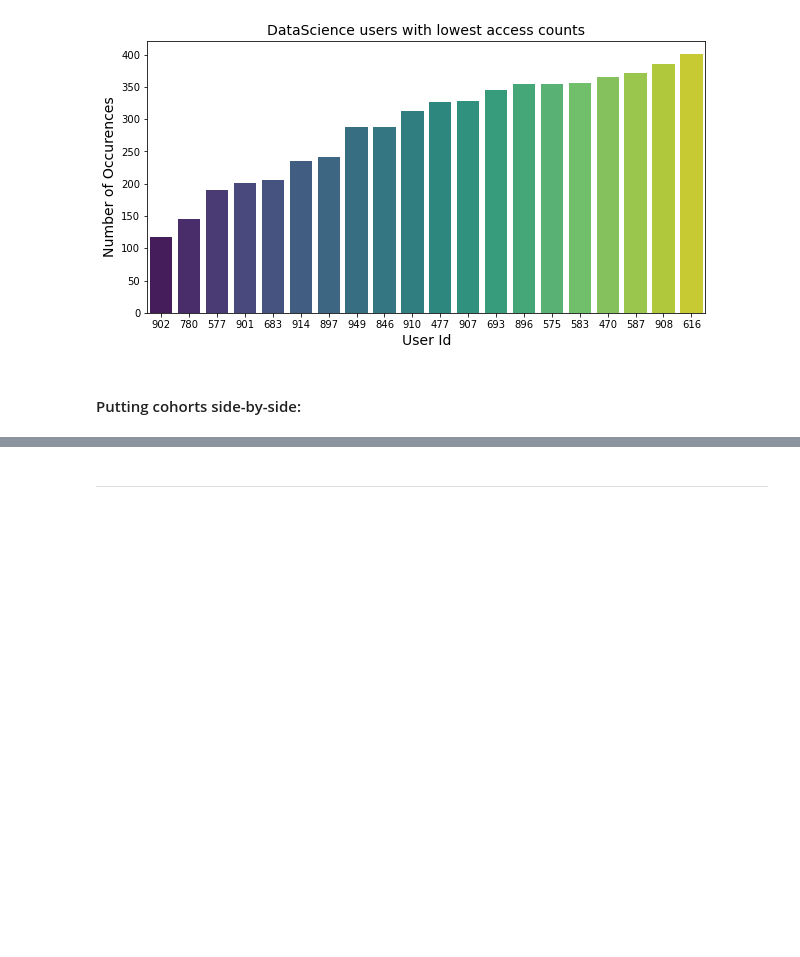
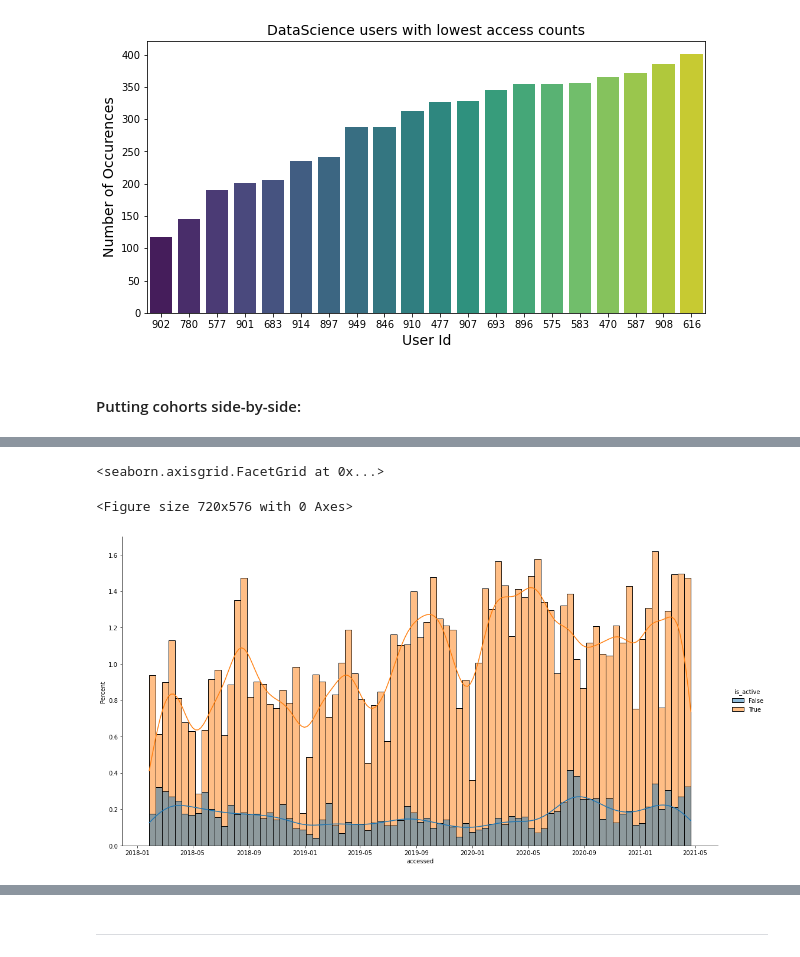
Before and after one commit to miller-cerna-laskowski-morris-eyring/anomaly-group-project, a Jupyter notebook: Eyring-notebook.ipynb, the cells around one changed output, grey strips where cells are left out. Drawn from its saved outputs; the diff is of its cells as text; code cells hidden in the pictures; blank space fills up the shorter version.

```diff
--- a/Eyring-notebook.ipynb
+++ b/Eyring-notebook.ipynb
@@ -418,3 +424,10 @@ act.set_title('Six month increments of non active users vs active users')
+# %%
+#percentage of users that are active students vs not for access counts (every 4 months shown)
+sns.displot(data=df, x='accessed', stat='percent', hue='is_active',  height=8, aspect=15/8, kde=True, kind='hist')
+# %% [output]
+<seaborn.axisgrid.FacetGrid at 0x...>
+<Figure size 720x576 with 0 Axes>
+[figure, added]
 # %%
 #sns.kdeplot(df.accessed, df.program_id, with hue of is_active or not)
 sample = df.sample(20000)
```
Also changed, not shown: parts of 6 cells of this notebook.
